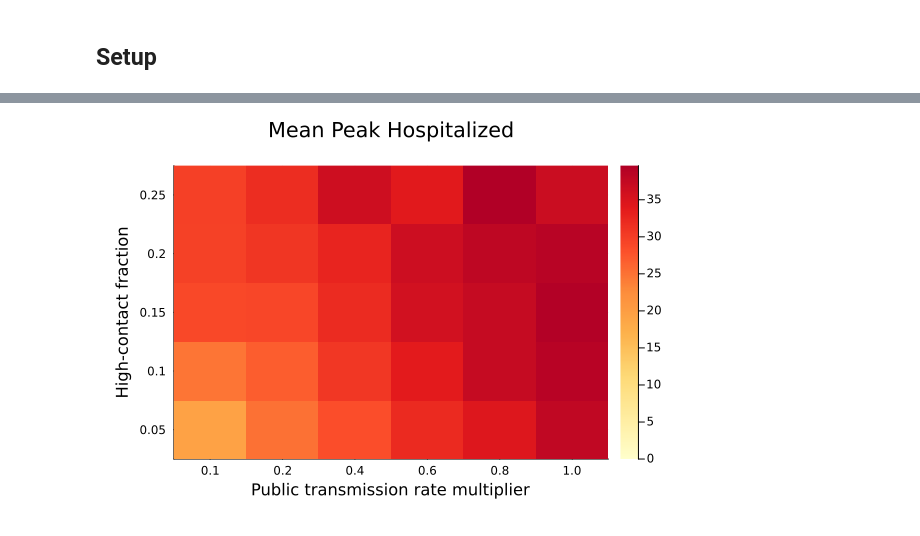
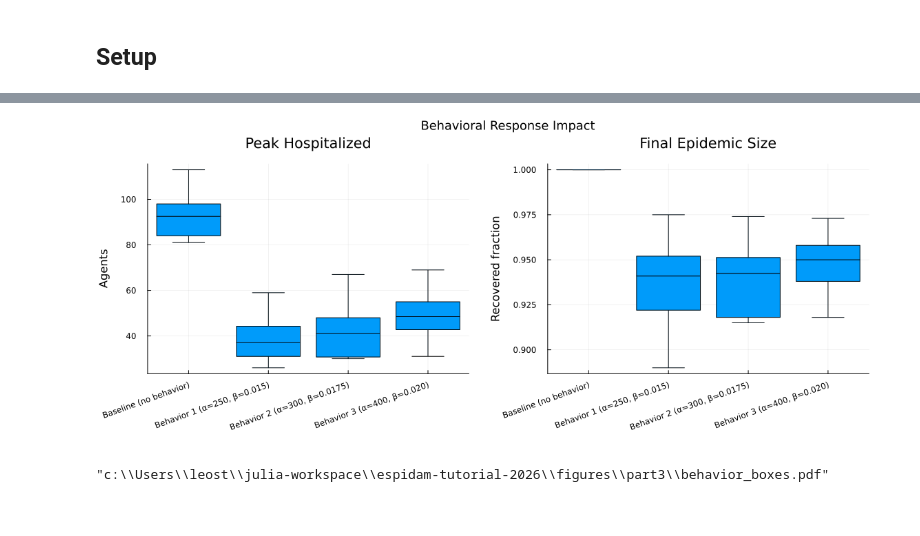
Before and after one commit to lstell21/espidam-tutorial-2026, a Jupyter notebook: Part3.ipynb, the cells around one changed output, grey strips where cells are left out. Saved outputs shown, nothing was run; the diff lists cells and outputs as text; code cells hidden in the pictures.

```diff
--- a/Part3.ipynb
+++ b/Part3.ipynb
@@ -262,17 +246,38 @@ Sweep complete.
 # %%
-p_heatmap = heatmap(
-    string.(low_risk_factors), string.(hcw_fractions), peak_hosp_matrix;
-    xlabel="Public transmission rate multiplier",
-    ylabel="High-contact fraction",
-    title="Mean Peak Hospitalized",
-    color=:YlOrRd,
-    size=(600, 400),
-    margin=5Measures.mm,
-    clims=(0, maximum(peak_hosp_matrix)),
-)
-savefig(p_heatmap, joinpath(FIGURES_DIR, "peak_hospitalized_heatmap.pdf"));
-display(p_heatmap)
+# Per-seed summary metrics: peak hospitalized burden and final epidemic size.
+peak_hosp_beh  = DataFrame(value=Float64[], scenario=String[])
+final_size_beh = DataFrame(value=Float64[], scenario=String[])
+
+for label in scenario_labels
+    mdf = results_behavior[label]
+    for gdf in groupby(mdf, :seed)
+        last_row = last(gdf)
+        total = last_row.susceptible_count + last_row.infected_count +
+                last_row.hospitalized_count + last_row.recovered_count
+        push!(peak_hosp_beh,  (maximum(gdf.hospitalized_count), label))
+        push!(final_size_beh, (last_row.recovered_count / total, label))
+    end
+end
+
+# Ordered categorical so the boxplots follow the scenario order
+for df in (peak_hosp_beh, final_size_beh)
+    df.scenario = CategoricalArray(df.scenario; ordered=true, levels=scenario_labels)
+end
+
+bp_peak = boxplot(peak_hosp_beh.scenario, peak_hosp_beh.value;
+    title="Peak Hospitalized", ylabel="Agents", legend=false,
+    outliers=false, xrotation=20, margin=5Measures.mm)
+bp_size = boxplot(final_size_beh.scenario, final_size_beh.value;
+    title="Final Epidemic Size", ylabel="Recovered fraction", legend=false,
+    outliers=false, xrotation=20, margin=5Measures.mm)
+
+p_boxes = plot(bp_peak, bp_size, layout=(1,2), size=(1150, 480),
+    plot_title="Behavioral Response Impact", plot_titlefontsize=12,
+    bottom_margin=16Measures.mm)
+display(p_boxes)
+savefig(p_boxes, joinpath(FIGURES_DIR, "behavior_boxes.pdf"))
 # %% [output]
-[figure, old version]
+[figure, new version]
+"c:\\Users\\leost\\julia-workspace\\espidam-tutorial-2026\\figures\\part3\\behavior_boxes.pdf"
 # %% [markdown]
 ---
```
Also changed, not shown: parts of 18 cells of this notebook, 6 other files.
